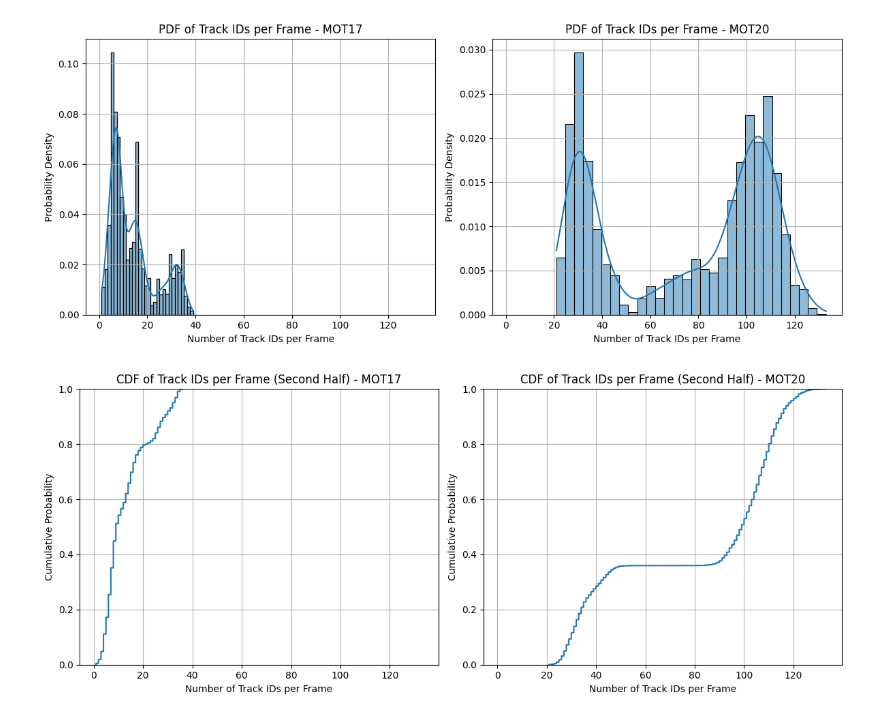
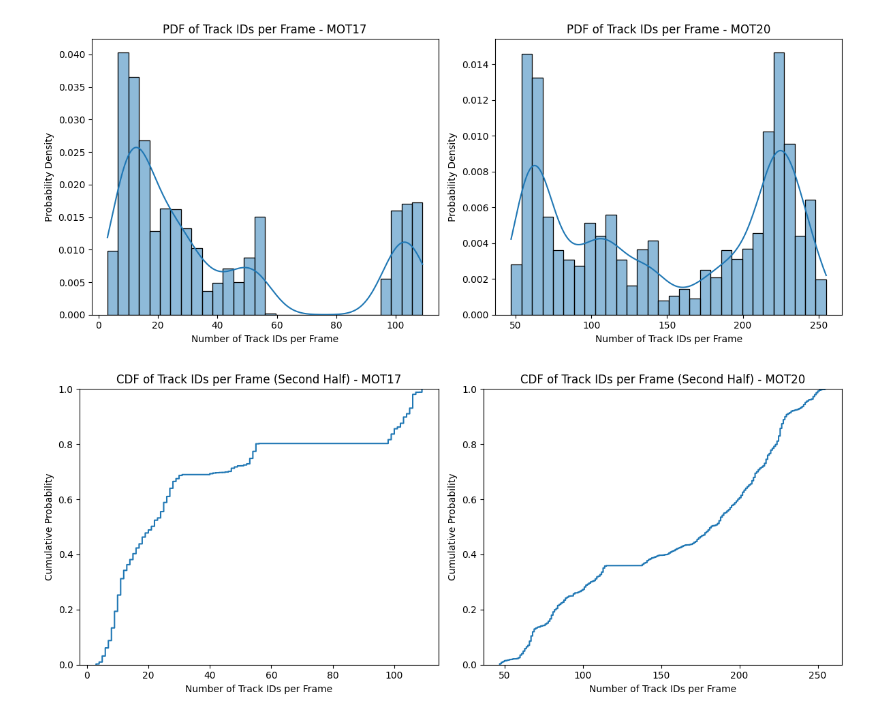
Before and after one commit to Jumabek/LITE, a Jupyter notebook: notebooks/experiments.ipynb, the cells around one changed output. Saved outputs shown, nothing was run; the diff lists cells and outputs as text; code cells hidden in the pictures.

```diff
--- a/notebooks/experiments.ipynb
+++ b/notebooks/experiments.ipynb
@@ -28,0 +8,7 @@ mot_combined
+# %%
+sequence_map = {
+    'MOT17' : ['MOT17-13-FRCNN', 'MOT17-09-FRCNN', 'MOT17-10-FRCNN',
+       'MOT17-11-FRCNN', 'MOT17-04-FRCNN', 'MOT17-05-FRCNN',
+       'MOT17-02-FRCNN'],
+    'MOT20' : ['MOT20-01', 'MOT20-03', 'MOT20-02', 'MOT20-05']
+}
@@ -29,7 +57,4 @@ mot_combined
 # %%
-den = mot_combined.groupby(['dataset', 'video', 'frame_number', 'density']).agg({
-    'confs': 'mean',
-    'scales': 'mean'
-}).reset_index()
-den
+tracker_count_per_frame = mot_gt.groupby(['dataset', 'video', 'frame_number']).agg({'track_id': 'count'}).reset_index()
+tracker_count_per_frame
 # %% [output]
@@ -49,3 +73,0 @@ den
-# %%
-tracker_count_per_frame = mot_combined.groupby(['dataset', 'video', 'frame_number']).agg({'track_ids': 'count'}).reset_index()
-tracker_count_per_frame
@@ -66,40 +74,38 @@ tracker_count_per_frame
 # %%
-import seaborn as sns
-import matplotlib.pyplot as plt
-
 # Filter for MOT17 and MOT20 datasets
 datasets = ["MOT17", "MOT20"]
-fig, axes = plt.subplots(1, 2, figsize=(12, 5), sharex=True)
+fig, axes = plt.subplots(1, 2, figsize=(12, 5))
 
 # Plot PDFs for each dataset separately
 for i, dataset in enumerate(datasets):
     subset = tracker_count_per_frame[tracker_count_per_frame["dataset"] == dataset]
 
     sns.histplot(
         data=subset,
-        x="track_ids",
+        x="track_id",
         stat="density",
         bins=30,
         kde=True,
         ax=axes[i]
     )
 
+
+
     axes[i].set_title(f"PDF of Track IDs per Frame - {dataset.upper()}")
     axes[i].set_xlabel("Number of Track IDs per Frame")
     axes[i].set_ylabel("Probability Density")
-    axes[i].grid()
 
 plt.tight_layout()
 plt.show()
 # %% [output]
-[figure, old version]
+[figure, new version]
 # %%
 tracker_count_per_frame["max_frame"] = tracker_count_per_frame.groupby("video")["frame_number"].transform("max")
 second_half_df = tracker_count_per_frame[tracker_count_per_frame["frame_number"] > tracker_count_per_frame["max_frame"] / 2]
 
 # Filter datasets
 datasets = ["MOT17", "MOT20"]
-fig, axes = plt.subplots(1, 2, figsize=(12, 5), sharex=True)
+fig, axes = plt.subplots(1, 2, figsize=(12, 5))
 
 # Plot CDF for each dataset
 for i, dataset in enumerate(datasets):
@@ -107,16 +113,15 @@ for i, dataset in enumerate(datasets):
 
     sns.ecdfplot(
         data=subset,
-        x="track_ids",
+        x="track_id",
         ax=axes[i]
     )
 
     axes[i].set_title(f"CDF of Track IDs per Frame (Second Half) - {dataset.upper()}")
     axes[i].set_xlabel("Number of Track IDs per Frame")
     axes[i].set_ylabel("Cumulative Probability")
-    axes[i].grid()
 
 plt.tight_layout()
 plt.show()
 # %% [output]
-[figure, old version]
+[figure, new version]
```
Also changed, not shown: parts of 5 cells of this notebook, 3 other files.
